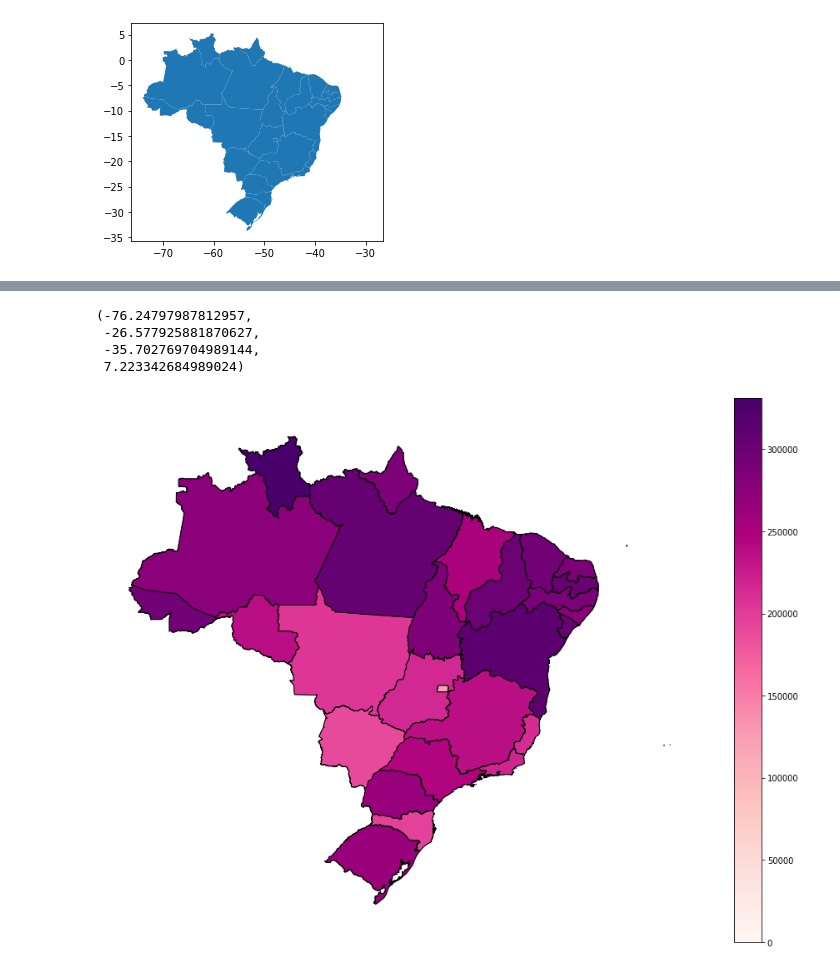
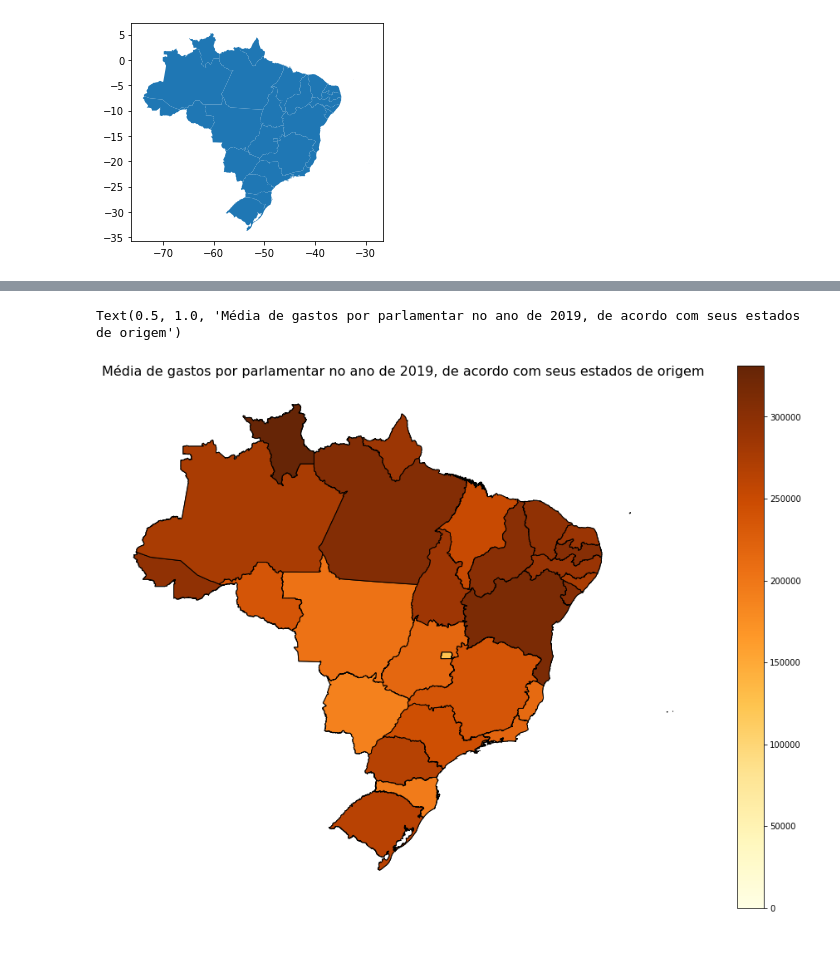
Before and after one commit to ManoMax/google-collabs, a Jupyter notebook: lab1_visualizacao_de_dados.ipynb, the cells around one changed output, grey strips where cells are left out. Cells and saved outputs as stored; diff of their text form; code cells hidden in the pictures.

```diff
--- a/lab1_visualizacao_de_dados.ipynb
+++ b/lab1_visualizacao_de_dados.ipynb
@@ -63,9 +61,9 @@ data_2019
 281453 rows × 29 columns
 # %%
 #encontrando numero de parlamentares em cada estado
-qtd_parlamentares = data_2019.groupby(['sguf', 'nudeputadoid']).size().reset_index(name='counts')
-teste = qtd_parlamentares.groupby('sguf')['nudeputadoid'].count()
-print(teste)
+qtd_parlamentares = dataset_2019.groupby(['sguf', 'nudeputadoid']).size().reset_index(name='counts')
+qtd_parlamentares_uf = qtd_parlamentares.groupby('sguf')['nudeputadoid'].count()
+qtd_parlamentares_uf
 # %% [output]
 sguf
 AC     14
@@ -86,8 +84,8 @@ TO     12
 Name: nudeputadoid, dtype: int64
 # %%
 #encontrando valor total de gastos em cada estado
-valor_total_uf = data_2019.groupby(by=['sguf']).sum().groupby(level=[0]).cumsum()['vlrliquido']
-print(valor_total_uf)
+gasto_total_uf = dataset_2019.groupby(by=['sguf']).sum().groupby(level=[0]).cumsum()['vlrliquido']
+gasto_total_uf
 # %% [output]
 sguf
 AC     4144572.95
@@ -110,10 +108,10 @@ Name: vlrliquido, dtype: float64
 #criando um dataframe com estados e suas respectivas medias de valor gasto por parlamentar
 data = []
 
-for index, value in valor_total_uf.items():
-    data.append([index, value / teste[index]])
+for index, value in gasto_total_uf.items():
+    data.append([index, value / qtd_parlamentares_uf[index]])
 
 
-media_valores_uf = pd.DataFrame(data, columns=['sguf', 'vlrmedia'])
-print(media_valores_uf)
+media_gastos_uf = pd.DataFrame(data, columns=['sguf', 'vlrmedia'])
+media_gastos_uf
 # %% [output]
@@ -143,7 +141,7 @@ mapa_brasil.plot()
 [figure]
 # %%
 #fazendo o merge do dataset geografico com o dataset de media de gasto por parlamentar e corrigindo os estados que ficaram com NaN no lugar da media por nao possuir dados da media
-df_merged = mapa_brasil.merge(media_valores_uf, #map_df merge to df
+df_merged = mapa_brasil.merge(media_gastos_uf, #map_df merge to df
  left_on=['id'],
  right_on=['sguf'])
 
@@ -151,5 +149,5 @@ concatRes = pd.concat([mapa_brasil, df_merged]).drop_duplicates()
 
 concatRes['vlrmedia'] = concatRes['vlrmedia'].fillna(0)
 
-print(concatRes)
+concatRes
 # %% [output]
@@ -173,11 +171,11 @@ print(concatRes)
 # %%
 #plotando grafico com media de valores gastos por parlamentar em cada estado
 fig, ax = plt.subplots(1, figsize=(16,12))
-concatRes.plot(column='vlrmedia', cmap='RdPu', linewidth=1, ax=ax, edgecolor='k', legend = True)
+concatRes.plot(column='vlrmedia', cmap='YlOrBr', linewidth=1, ax=ax, edgecolor='k', legend = True)
 ax.axis('off')
+
+# adicionando título
+ax.set_title("Média de gastos por parlamentar no ano de 2019, de acordo com seus estados de origem", fontdict={"fontsize": "16", "fontweight" : "4"})
 # %% [output]
-(-76.24797987812957,
- -26.577925881870627,
- -35.702769704989144,
- 7.223342684989024)
+Text(0.5, 1.0, 'Média de gastos por parlamentar no ano de 2019, de acordo com seus estados de origem')
-[figure, old version]
+[figure, new version]
```
Also changed, not shown: parts of 7 cells of this notebook.
